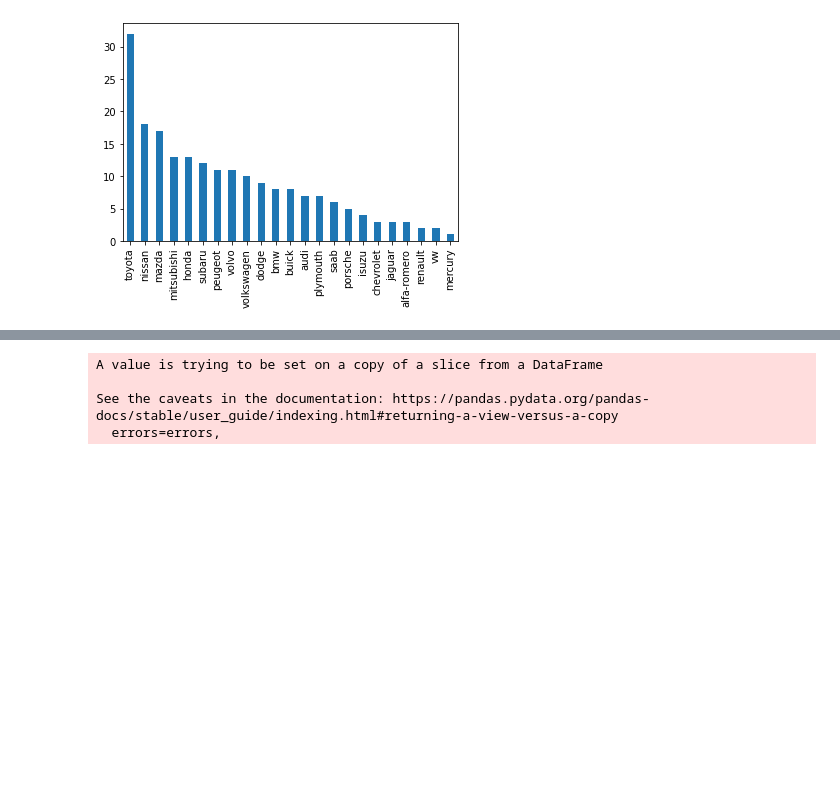
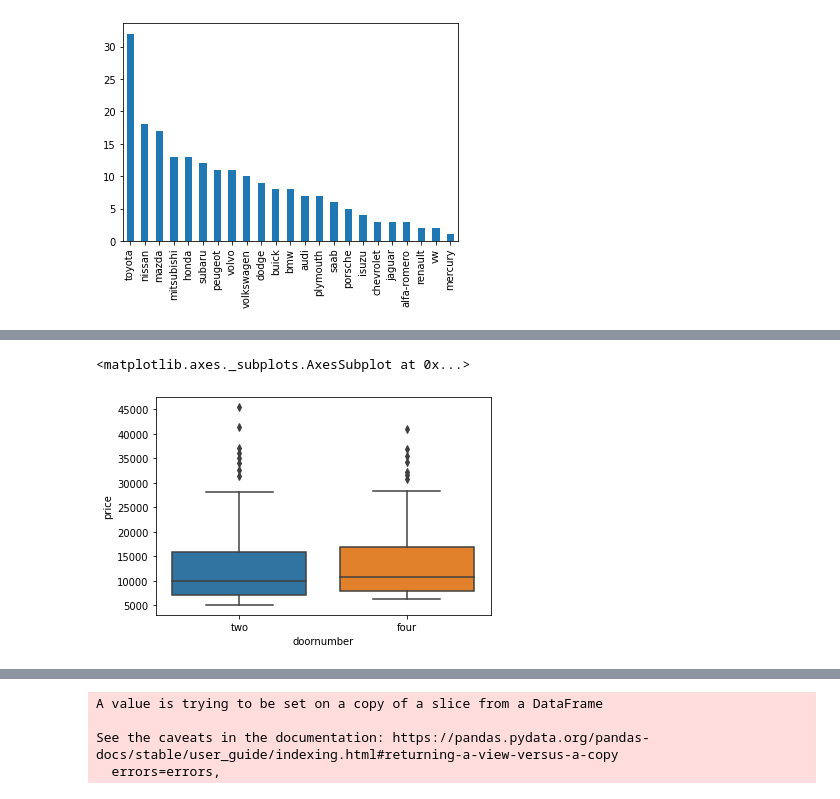
Before and after one commit to SwatiBGupta1110/ML_Regression, a Jupyter notebook: Gelly_Auto_CarPricePrediction_Regression.ipynb, the cells around one changed output, grey strips where cells are left out. Saved outputs shown, nothing was run; the diff lists cells and outputs as text; code cells hidden in the pictures; blank space fills up the shorter version.

```diff
--- a/Gelly_Auto_CarPricePrediction_Regression.ipynb
+++ b/Gelly_Auto_CarPricePrediction_Regression.ipynb
@@ -178,0 +199,7 @@ categorical_data["CarName"].value_counts().plot.bar()
+# %%
+sns.boxplot(x="doornumber",y="price",data=categorical_data_Y)
+# As the number of doors does not affect the price of Car. It is not having any linear relationship. It is not a significant feature in predicting price.
+# Hence we can drop this feature
+# %% [output]
+<matplotlib.axes._subplots.AxesSubplot at 0x...>
+[figure, added]
```
Also changed, not shown: parts of 48 cells of this notebook.
